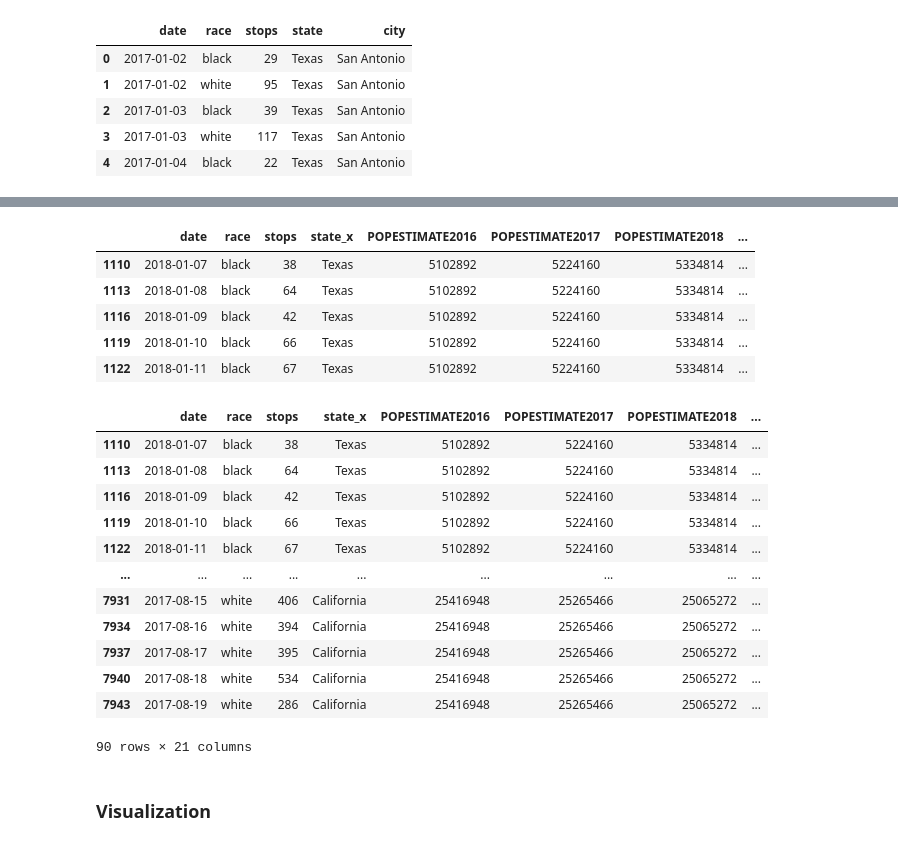
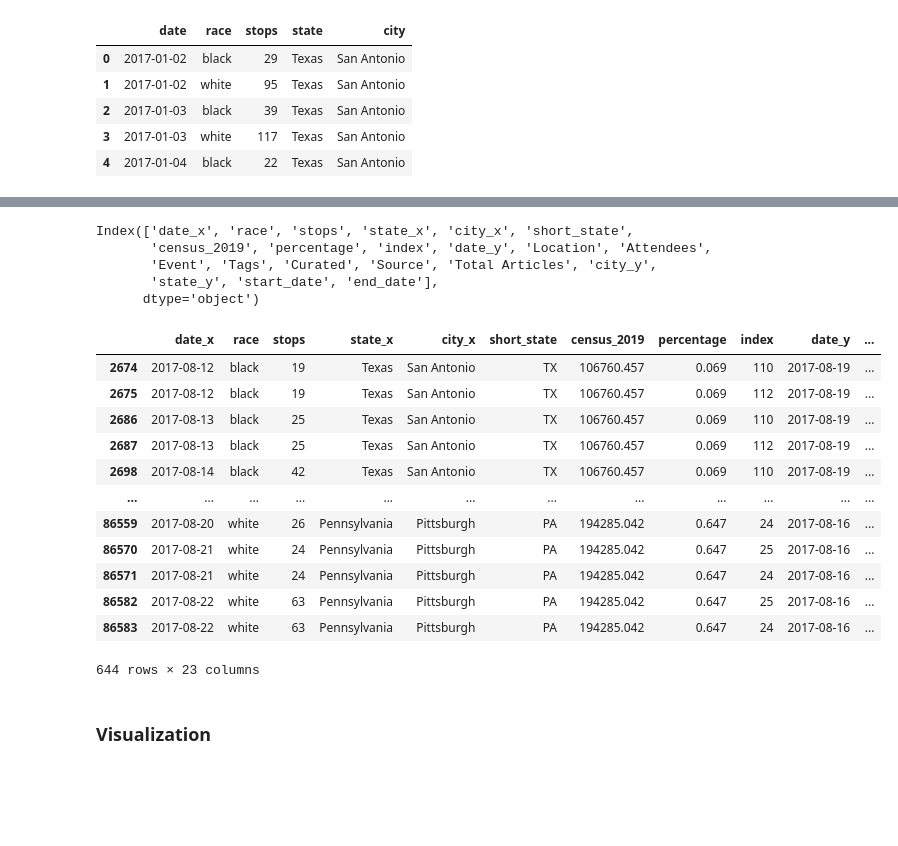
Before and after one commit to epfl-ada/ada-2020-project-milestone-p3-p3_three_musketeers, a Jupyter notebook: data_wranggling.ipynb, the cells around one changed output, grey strips where cells are left out. Drawn from its saved outputs; the diff is of its cells as text; code cells hidden in the pictures; blank space fills up the shorter version.

```diff
--- a/data_wranggling.ipynb
+++ b/data_wranggling.ipynb
@@ -333,6 +287,0 @@ print(len(df_merged_city.Source.unique()))
-# %%
-# Merge stops with census
-traffic_stops_census = pd.merge(traffic_stops_df, df_census)
-traffic_stops_census.date = pd.to_datetime(traffic_stops_census.date)
-
-traffic_stops_census.head(10)
@@ -361,0 +288,5 @@ selected_protests
+# %%
+selected_protests = df_merged_city[['date','Location','Attendees','Event',
+                                 'Tags','Curated','Source','Total Articles',
+                                 'city','state']].sort_values(by='Attendees', ascending=False).head(12).reset_index()
+selected_protests
@@ -361,0 +307,14 @@ selected_protests
+# %%
+selected_protests['start_date'] = pd.to_datetime(['2018-01-07', '2018-01-07',
+                                                  '2017-08-09', '2017-08-09',
+                                                  '2017-08-06', '2017-08-06',
+                                                  '2018-02-24', '2018-02-24',
+                                                  '2017-08-12', '2017-08-12',
+                                                  '2017-08-12', '2017-08-12'])
+selected_protests['end_date'] = pd.to_datetime(['2018-01-21', '2018-01-21',
+                                                '2017-08-22', '2017-08-22',
+                                                '2017-08-19', '2017-08-19',
+                                                '2018-03-10', '2018-03-10',
+                                                '2017-08-26', '2017-08-26',
+                                                '2017-08-26', '2017-08-26'])
+selected_protests
@@ -362,35 +335,34 @@ selected_protests
 # %%
 traffic_stops_census = traffic_stops_census.assign(key=1)
 selected_protests = selected_protests.assign(key=1)
 traffic_stops_census_protests = pd.merge(traffic_stops_census, selected_protests, on='key').drop('key',axis=1)
-traffic_stops_census_protests = traffic_stops_census_protests.query('(date >= start_date and date <= end_date) and state_x == state_y')
+print(traffic_stops_census_protests.columns)
+traffic_stops_census_protests = traffic_stops_census_protests.query('(date_x >= start_date and date_x <= end_date) and state_x == state_y')
 traffic_stops_census_protests.head()
+traffic_stops_census_protests['elapsed_time'] = pd.to_numeric((traffic_stops_census_protests['date_x'] -
+                                                               traffic_stops_census_protests['date_y']).dt.days,
+                                                               downcast='integer')
+traffic_stops_census_protests['search_rate'] = traffic_stops_census_protests['stops'] / traffic_stops_census_protests['census_2019']
+traffic_stops_census_protests
 # %% [output]
+Index(['date_x', 'race', 'stops', 'state_x', 'city_x', 'short_state',
+       'census_2019', 'percentage', 'index', 'date_y', 'Location', 'Attendees',
+       'Event', 'Tags', 'Curated', 'Source', 'Total Articles', 'city_y',
+       'state_y', 'start_date', 'end_date'],
+      dtype='object')
-|  | date | race | stops | state_x | POPESTIMATE2016 | POPESTIMATE2017 | POPESTIMATE2018 | ... |
-| 1110 | 2018-01-07 | black | 38 | Texas | 5102892 | 5224160 | 5334814 | ... |
-| 1113 | 2018-01-08 | black | 64 | Texas | 5102892 | 5224160 | 5334814 | ... |
-| 1116 | 2018-01-09 | black | 42 | Texas | 5102892 | 5224160 | 5334814 | ... |
-| 1119 | 2018-01-10 | black | 66 | Texas | 5102892 | 5224160 | 5334814 | ... |
-| 1122 | 2018-01-11 | black | 67 | Texas | 5102892 | 5224160 | 5334814 | ... |
+|  | date_x | race | stops | state_x | city_x | short_state | census_2019 | percentage | index | date_y | ... |
+| 2674 | 2017-08-12 | black | 19 | Texas | San Antonio | TX | 106760.457 | 0.069 | 110 | 2017-08-19 | ... |
+| 2675 | 2017-08-12 | black | 19 | Texas | San Antonio | TX | 106760.457 | 0.069 | 112 | 2017-08-19 | ... |
+| 2686 | 2017-08-13 | black | 25 | Texas | San Antonio | TX | 106760.457 | 0.069 | 110 | 2017-08-19 | ... |
+| 2687 | 2017-08-13 | black | 25 | Texas | San Antonio | TX | 106760.457 | 0.069 | 112 | 2017-08-19 | ... |
+| 2698 | 2017-08-14 | black | 42 | Texas | San Antonio | TX | 106760.457 | 0.069 | 110 | 2017-08-19 | ... |
+| ... | ... | ... | ... | ... | ... | ... | ... | ... | ... | ... | ... |
+| 86559 | 2017-08-20 | white | 26 | Pennsylvania | Pittsburgh | PA | 194285.042 | 0.647 | 24 | 2017-08-16 | ... |
+| 86570 | 2017-08-21 | white | 24 | Pennsylvania | Pittsburgh | PA | 194285.042 | 0.647 | 25 | 2017-08-16 | ... |
+| 86571 | 2017-08-21 | white | 24 | Pennsylvania | Pittsburgh | PA | 194285.042 | 0.647 | 24 | 2017-08-16 | ... |
+| 86582 | 2017-08-22 | white | 63 | Pennsylvania | Pittsburgh | PA | 194285.042 | 0.647 | 25 | 2017-08-16 | ... |
+| 86583 | 2017-08-22 | white | 63 | Pennsylvania | Pittsburgh | PA | 194285.042 | 0.647 | 24 | 2017-08-16 | ... |
+644 rows × 23 columns
-# %%
-traffic_stops_census_protests['elapsed_time'] = pd.to_numeric((traffic_stops_census_protests['Date'] - traffic_stops_census_protests['date']).dt.days,
-                                                              downcast='integer')
-traffic_stops_census_protests['search_rate'] = traffic_stops_census_protests['stops'] / traffic_stops_census_protests['POPESTIMATE2017']
-traffic_stops_census_protests
-# %% [output]
-|  | date | race | stops | state_x | POPESTIMATE2016 | POPESTIMATE2017 | POPESTIMATE2018 | ... |
-| 1110 | 2018-01-07 | black | 38 | Texas | 5102892 | 5224160 | 5334814 | ... |
-| 1113 | 2018-01-08 | black | 64 | Texas | 5102892 | 5224160 | 5334814 | ... |
-| 1116 | 2018-01-09 | black | 42 | Texas | 5102892 | 5224160 | 5334814 | ... |
-| 1119 | 2018-01-10 | black | 66 | Texas | 5102892 | 5224160 | 5334814 | ... |
-| 1122 | 2018-01-11 | black | 67 | Texas | 5102892 | 5224160 | 5334814 | ... |
-| ... | ... | ... | ... | ... | ... | ... | ... | ... |
-| 7931 | 2017-08-15 | white | 406 | California | 25416948 | 25265466 | 25065272 | ... |
-| 7934 | 2017-08-16 | white | 394 | California | 25416948 | 25265466 | 25065272 | ... |
-| 7937 | 2017-08-17 | white | 395 | California | 25416948 | 25265466 | 25065272 | ... |
-| 7940 | 2017-08-18 | white | 534 | California | 25416948 | 25265466 | 25065272 | ... |
-| 7943 | 2017-08-19 | white | 286 | California | 25416948 | 25265466 | 25065272 | ... |
-90 rows × 21 columns
 # %% [markdown]
 ### Visualization
 # %%
```
Also changed, not shown: parts of 19 cells of this notebook.
